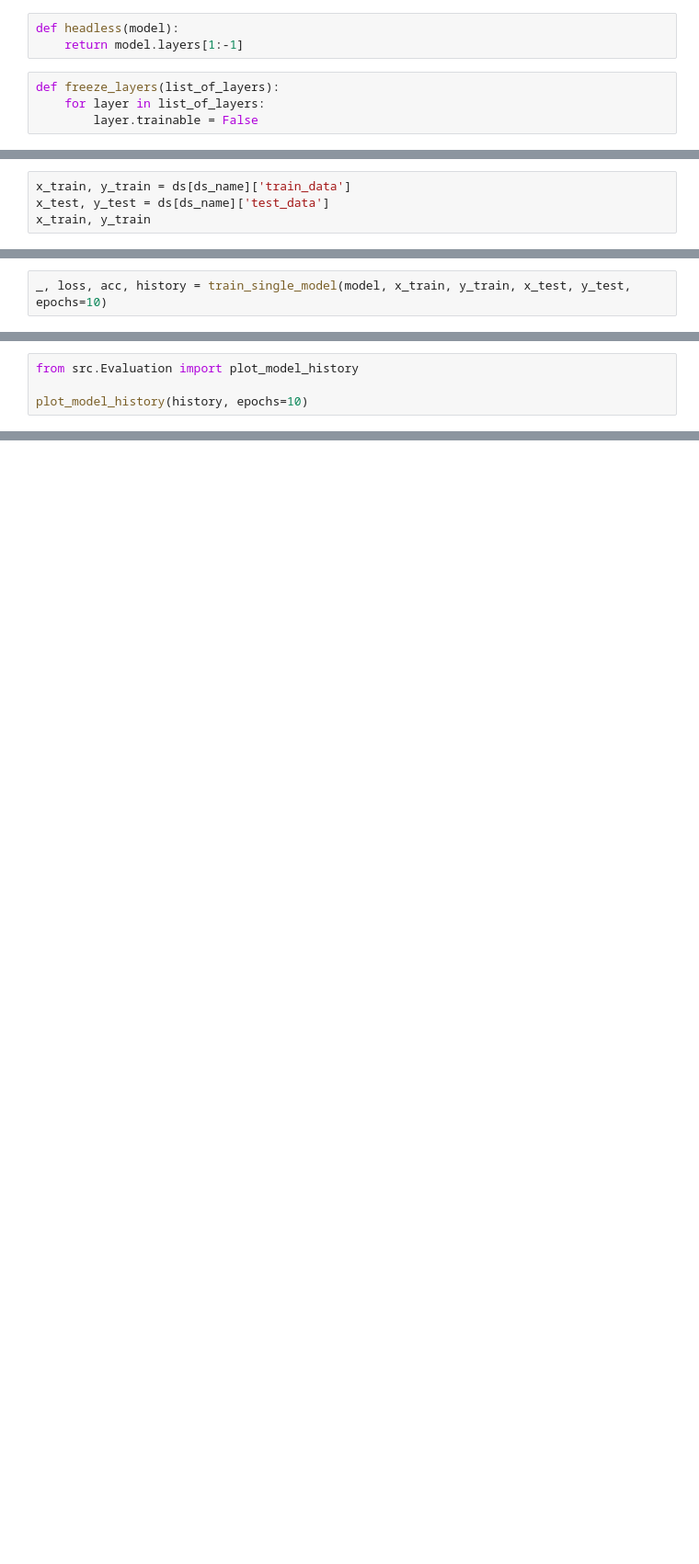
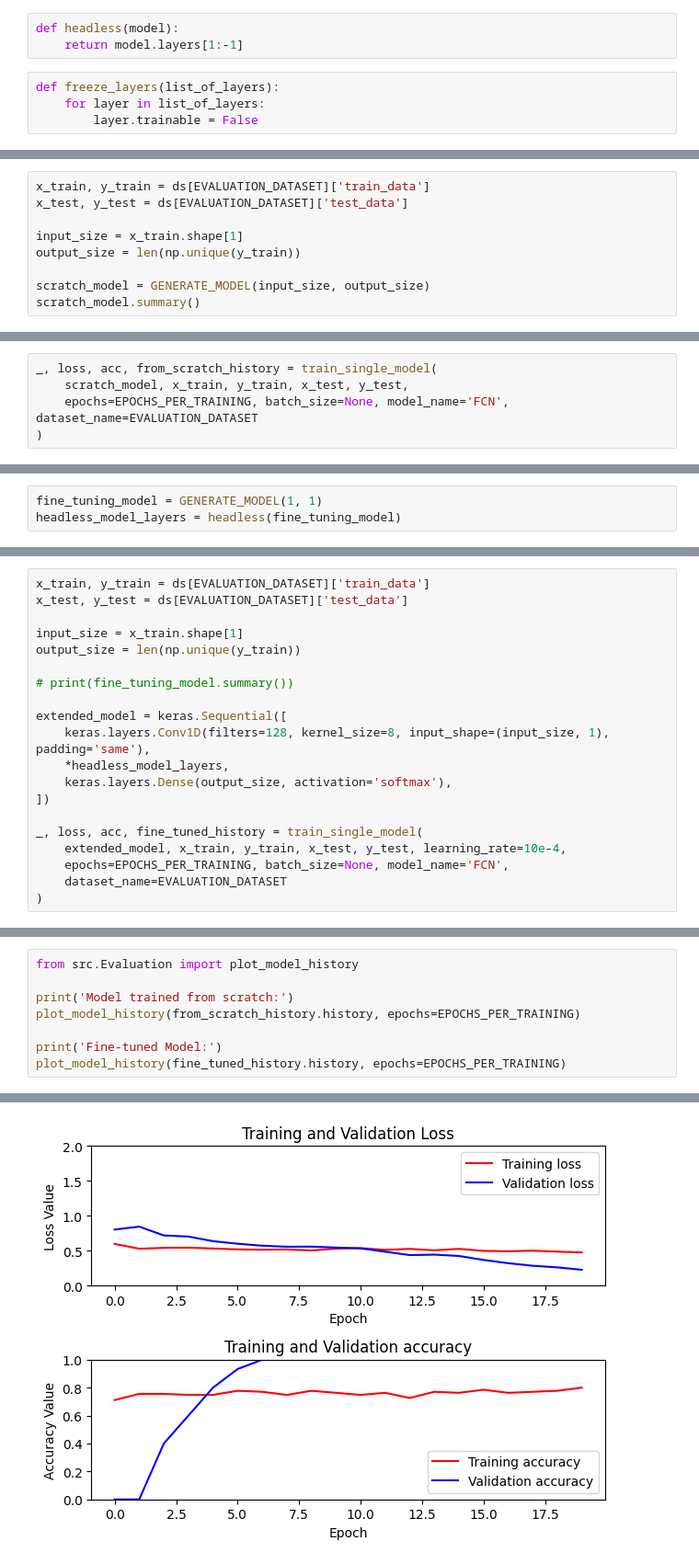
Before and after one commit to ProjectTimeSeriesClassificationUniUlm/EnsembleBasedTSC, a Jupyter notebook: src/TransferLearning.ipynb, the cells around one changed output, grey strips where cells are left out. Shown: that part at 92% size. Saved outputs shown, nothing was run; the diff lists cells and outputs as text; blank space fills up the shorter version.

Commit message:
trained and fine-tuned models

```diff
--- a/src/TransferLearning.ipynb
+++ b/src/TransferLearning.ipynb
@@ -40,5 +38,10 @@ ds = get_all_datasets_test_train_np_arrays('../datasets/')
 # %%
-x_train, y_train = ds[ds_name]['train_data']
-x_test, y_test = ds[ds_name]['test_data']
-x_train, y_train
+x_train, y_train = ds[EVALUATION_DATASET]['train_data']
+x_test, y_test = ds[EVALUATION_DATASET]['test_data']
+
+input_size = x_train.shape[1]
+output_size = len(np.unique(y_train))
+
+scratch_model = GENERATE_MODEL(input_size, output_size)
+scratch_model.summary()
 # %% [output]
@@ -65,3 +65,6 @@ input_size, output_size
 # %%
-_, loss, acc, history = train_single_model(model, x_train, y_train, x_test, y_test, epochs=10)
+_, loss, acc, from_scratch_history = train_single_model(
+    scratch_model, x_train, y_train, x_test, y_test,
+    epochs=EPOCHS_PER_TRAINING, batch_size=None, model_name='FCN', dataset_name=EVALUATION_DATASET
+)
 # %% [output]
@@ -73,0 +75,3 @@ TypeError: 'History' object is not subscriptable
+# %%
+fine_tuning_model = GENERATE_MODEL(1, 1)
+headless_model_layers = headless(fine_tuning_model)
@@ -73,0 +139,20 @@ TypeError: 'History' object is not subscriptable
+# %%
+x_train, y_train = ds[EVALUATION_DATASET]['train_data']
+x_test, y_test = ds[EVALUATION_DATASET]['test_data']
+
+input_size = x_train.shape[1]
+output_size = len(np.unique(y_train))
+
+# print(fine_tuning_model.summary())
+
+extended_model = keras.Sequential([
+    keras.layers.Conv1D(filters=128, kernel_size=8, input_shape=(input_size, 1), padding='same'),
+    *headless_model_layers,
+    keras.layers.Dense(output_size, activation='softmax'),
+])
+
+_, loss, acc, fine_tuned_history = train_single_model(
+    extended_model, x_train, y_train, x_test, y_test, learning_rate=10e-4,
+    epochs=EPOCHS_PER_TRAINING, batch_size=None, model_name='FCN',
+    dataset_name=EVALUATION_DATASET
+)
@@ -74,4 +178,9 @@ TypeError: 'History' object is not subscriptable
 # %%
 from src.Evaluation import plot_model_history
 
-plot_model_history(history, epochs=10)
+print('Model trained from scratch:')
+plot_model_history(from_scratch_history.history, epochs=EPOCHS_PER_TRAINING)
+
+print('Fine-tuned Model:')
+plot_model_history(fine_tuned_history.history, epochs=EPOCHS_PER_TRAINING)
+# %% [output]
@@ -77,0 +190 @@ plot_model_history(history, epochs=10)
+[figure, added]
```
Also changed, not shown: parts of 22 cells of this notebook, 1 other file.
